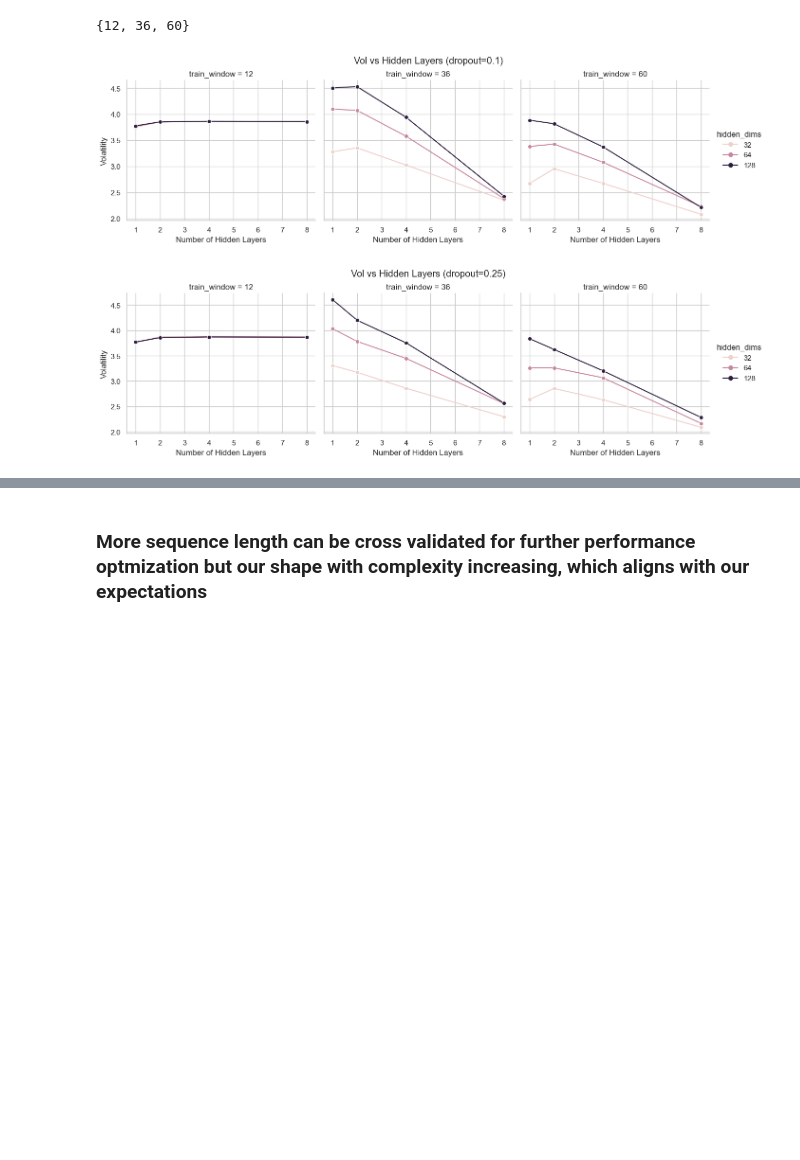
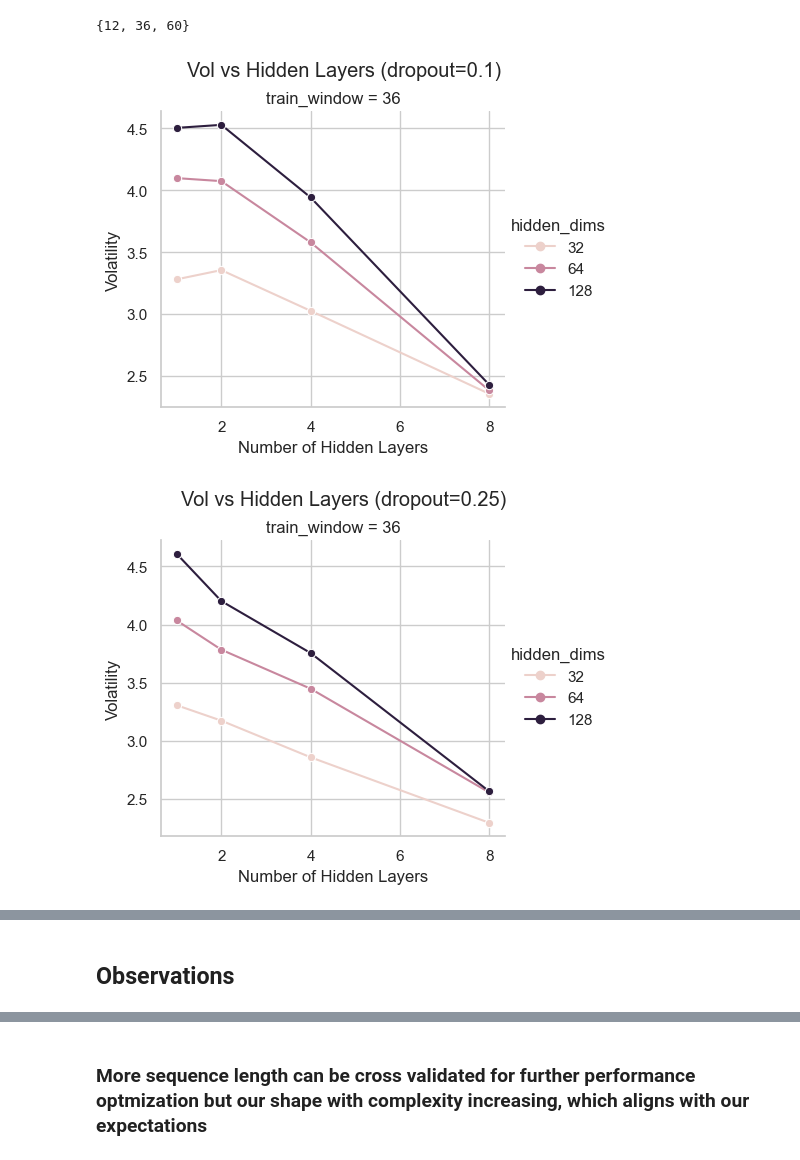
Before and after one commit to ItachiUchiha729/TheVirtueOfComplexity_PaperReplication_Experimentation, a Jupyter notebook: notebooks/experimentationLSTM.ipynb, the cells around one changed output, grey strips where cells are left out. Saved outputs shown, nothing was run; the diff lists cells and outputs as text; code cells hidden in the pictures; blank space fills up the shorter version.

```diff
--- a/notebooks/experimentationLSTM.ipynb
+++ b/notebooks/experimentationLSTM.ipynb
@@ -391,7 +391,7 @@ for d in [0.1, 0.25, 0.5]:
 
     # critical: sort so line segments connect correctly
     dfd = dfd.sort_values(["train_window", "hidden_dims", "n_hidden_layers"])
-
+    dfd = dfd[dfd['train_window'] == 36] #take only 36 months lookback
     g = sns.relplot(
         data=dfd,
         x="n_hidden_layers",
@@ -480,6 +480,7 @@ for d in [0.1, 0.25, 0.5]:
 
     dfd = df[df["dropout"] == d].copy()
     dfd = dfd.sort_values(["train_window", "hidden_dims", "n_hidden_layers"])
+    dfd = dfd[dfd['train_window'] == 36] #take only 36 months lookback
 
     g = sns.relplot(
         data=dfd,
@@ -509,6 +510,7 @@ for d in [0.1, 0.25, 0.5]:
 
     dfd = df[df["dropout"] == d].copy()
     dfd = dfd.sort_values(["train_window", "hidden_dims", "n_hidden_layers"])
+    dfd = dfd[dfd['train_window'] == 36] #take only 36 months lookback
 
     g = sns.relplot(
         data=dfd,
@@ -556,6 +558,7 @@ for d in [0.1, 0.25, 0.5]:
 
     dfd = df[df["dropout"] == d].copy()
     dfd = dfd.sort_values(["train_window", "hidden_dims", "n_hidden_layers"])
+    dfd = dfd[dfd['train_window'] == 36] #take only 36 months lookback
 
     g = sns.relplot(
         data=dfd,
@@ -582,32 +585,33 @@ for d in [0.1, 0.25, 0.5]:
 
 
 for d in [0.1, 0.25, 0.5]:
 
     dfd = df[df["dropout"] == d].copy()
     dfd = dfd.sort_values(["train_window", "hidden_dims", "n_hidden_layers"])
+    dfd = dfd[dfd['train_window'] == 36] #take only 36 months lookback
 
     g = sns.relplot(
         data=dfd,
         x="n_hidden_layers",
         y=mean_col,
         hue="hidden_dims",
         style="hidden_dims",
         col="train_window",
         kind="line",
         marker="o",
         dashes=False,
         estimator=None,
         units="hidden_dims",
         height=4,
         aspect=1.1,
         facet_kws={"sharey": True, "sharex": True},
     )
 
     g.set_axis_labels("Number of Hidden Layers", "Mean Return")
     g.set_titles("train_window = {col_name}")
     g.fig.suptitle(f"Mean Return vs Hidden Layers (dropout={d})", y=1.03)
 
     plt.show()
 # %% [output]
-[figure, old version]
+[figure, new version]
-[figure, old version]
+[figure, new version]
@@ -624 +628,3 @@ for d in [0.1, 0.25, 0.5]:
+# %% [markdown]
+## Observations
 # %% [markdown]
```
Also changed, not shown: parts of 5 cells of this notebook, 16 other files.
